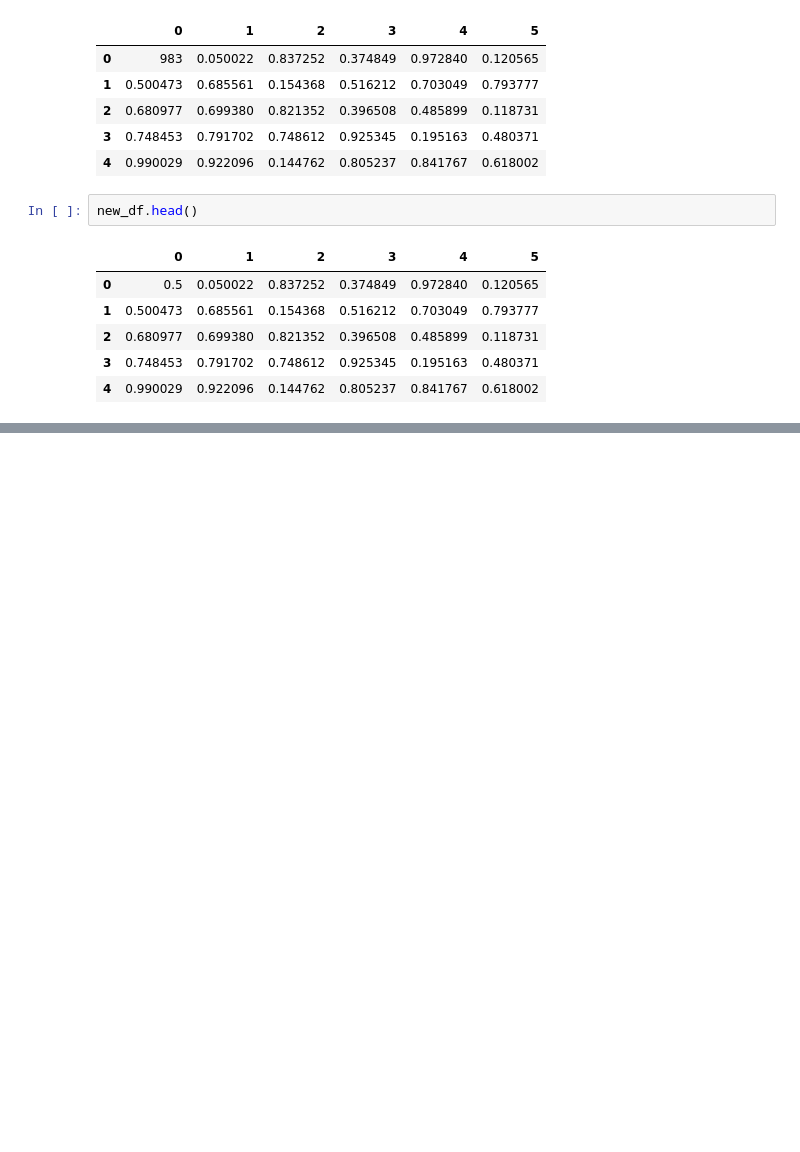
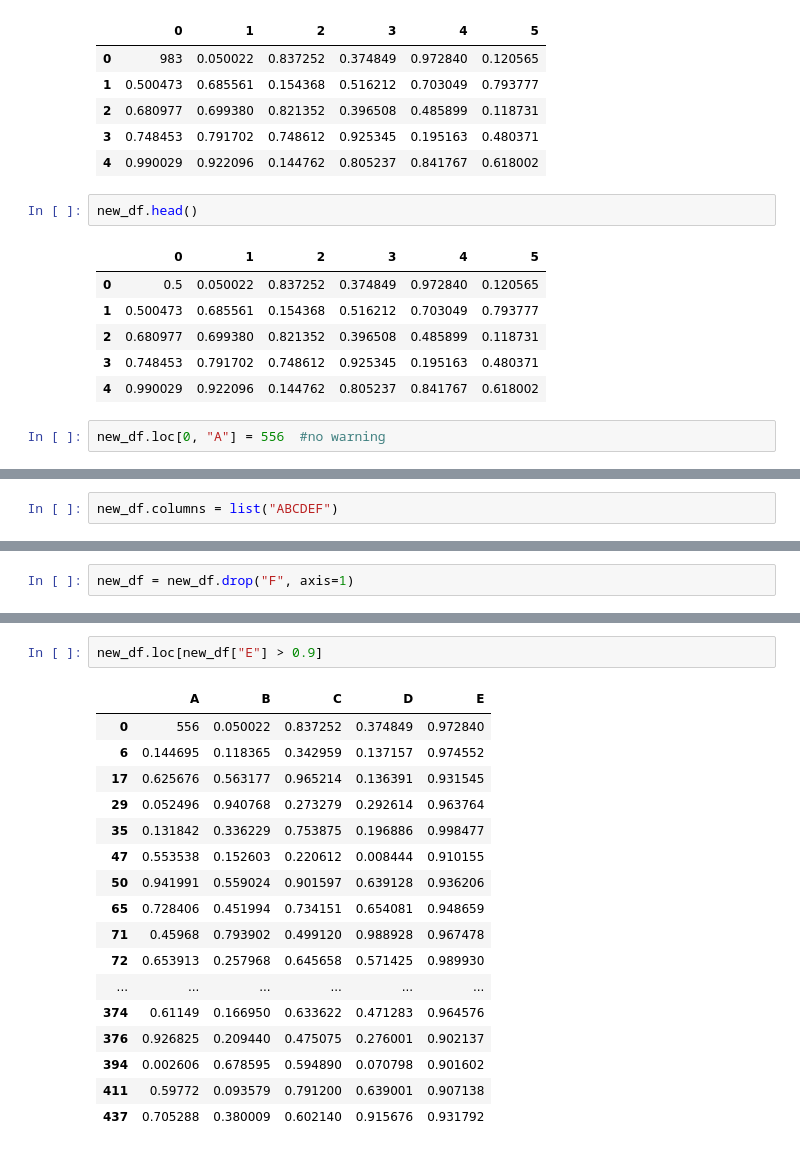
Before and after one commit to Brodevil/Competative-Programming, a Jupyter notebook: Learning/Pandas_.ipynb, the cells around one changed output, grey strips where cells are left out. Saved outputs shown, nothing was run; the diff lists cells and outputs as text; blank space fills up the shorter version.

```diff
--- a/Learning/Pandas_.ipynb
+++ b/Learning/Pandas_.ipynb
@@ -265,3 +265,5 @@ new_df.head()
 | 2 | 0.680977 | 0.699380 | 0.821352 | 0.396508 | 0.485899 | 0.118731 |
 | 3 | 0.748453 | 0.791702 | 0.748612 | 0.925345 | 0.195163 | 0.480371 |
 | 4 | 0.990029 | 0.922096 | 0.144762 | 0.805237 | 0.841767 | 0.618002 |
+# %%
+new_df.loc[0, "A"] = 556  #no warning
@@ -267,0 +276,2 @@ new_df.head()
+# %%
+new_df.columns = list("ABCDEF")
@@ -267,0 +294,2 @@ new_df.head()
+# %%
+new_df = new_df.drop("F", axis=1)
@@ -267,0 +342,20 @@ new_df.head()
+# %%
+new_df.loc[new_df["E"] > 0.9]
+# %% [output]
+|  | A | B | C | D | E |
+| 0 | 556 | 0.050022 | 0.837252 | 0.374849 | 0.972840 |
+| 6 | 0.144695 | 0.118365 | 0.342959 | 0.137157 | 0.974552 |
+| 17 | 0.625676 | 0.563177 | 0.965214 | 0.136391 | 0.931545 |
+| 29 | 0.052496 | 0.940768 | 0.273279 | 0.292614 | 0.963764 |
+| 35 | 0.131842 | 0.336229 | 0.753875 | 0.196886 | 0.998477 |
+| 47 | 0.553538 | 0.152603 | 0.220612 | 0.008444 | 0.910155 |
+| 50 | 0.941991 | 0.559024 | 0.901597 | 0.639128 | 0.936206 |
+| 65 | 0.728406 | 0.451994 | 0.734151 | 0.654081 | 0.948659 |
+| 71 | 0.45968 | 0.793902 | 0.499120 | 0.988928 | 0.967478 |
+| 72 | 0.653913 | 0.257968 | 0.645658 | 0.571425 | 0.989930 |
+| ... | ... | ... | ... | ... | ... |
+| 374 | 0.61149 | 0.166950 | 0.633622 | 0.471283 | 0.964576 |
+| 376 | 0.926825 | 0.209440 | 0.475075 | 0.276001 | 0.902137 |
+| 394 | 0.002606 | 0.678595 | 0.594890 | 0.070798 | 0.901602 |
+| 411 | 0.59772 | 0.093579 | 0.791200 | 0.639001 | 0.907138 |
+| 437 | 0.705288 | 0.380009 | 0.602140 | 0.915676 | 0.931792 |
```
Also changed, not shown: parts of 8 cells of this notebook.
